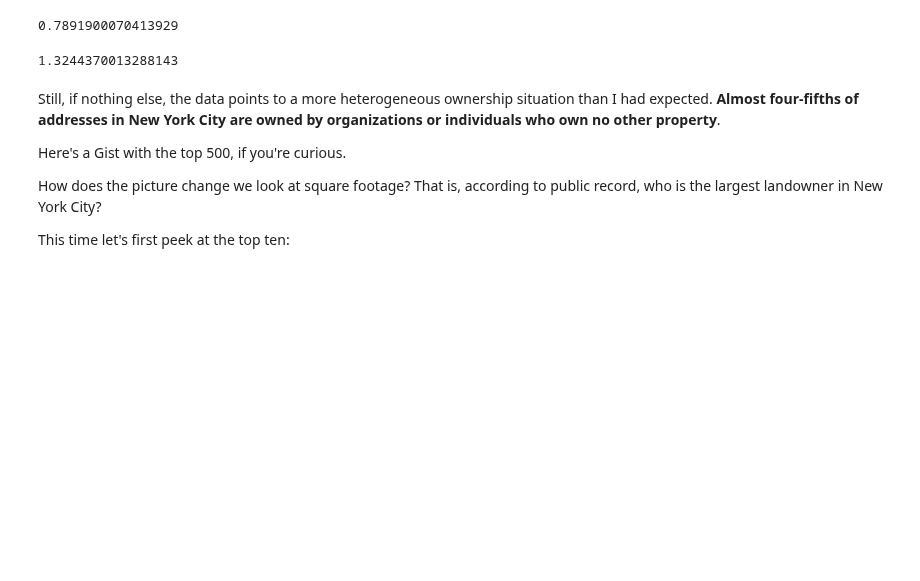
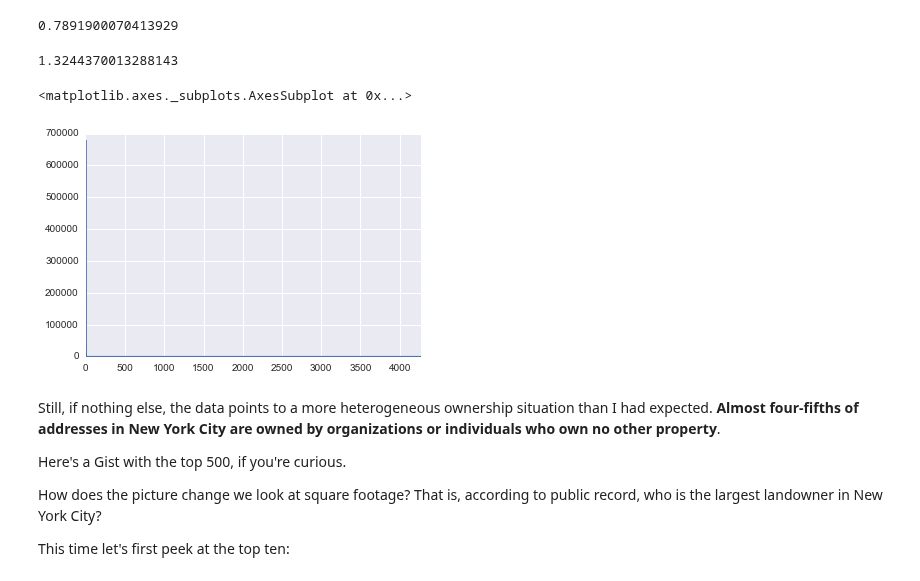
Before and after one commit to ResidentMario/nyc-buildings, a Jupyter notebook: ownership-data-visualization.ipynb, the cells around one changed output. Cells and saved outputs as stored; diff of their text form; code cells hidden in the pictures; blank space fills up the shorter version.

```diff
--- a/ownership-data-visualization.ipynb
+++ b/ownership-data-visualization.ipynb
@@ -216,6 +217,11 @@ ownership_counts[1] / len(pluto)
 141657811/106957002
 # %% [output]
 1.3244370013288143
+# %%
+pd.Series({key: pair for key, pair in ownership_counts.items()}).plot()
+# %% [output]
+<matplotlib.axes._subplots.AxesSubplot at 0x...>
+[figure, added]
 # %% [markdown]
 Still, if nothing else, the data points to a more heterogeneous ownership situation than I had expected. **Almost four-fifths of addresses in New York City are owned by organizations or individuals who own no other property**.
 
```
Also changed, not shown: parts of 2 cells of this notebook.
